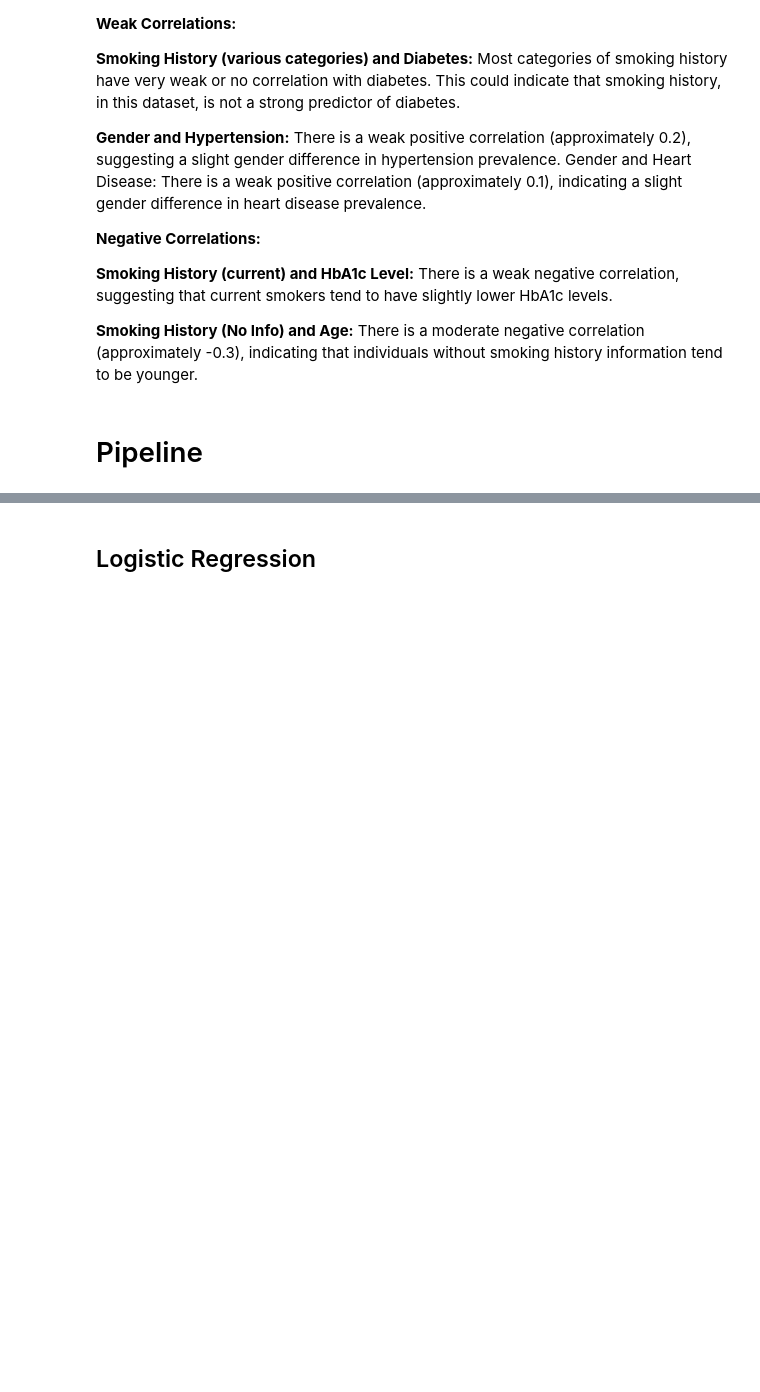
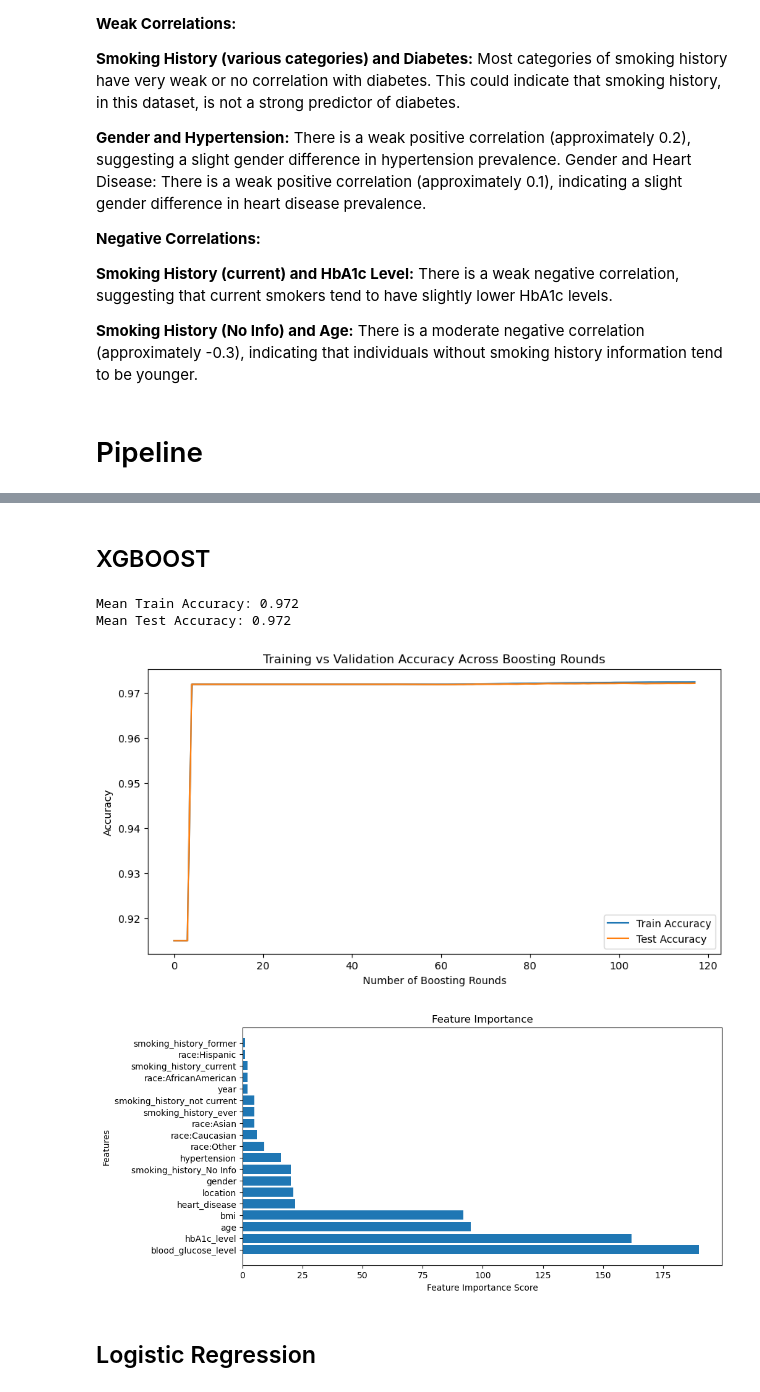
Before and after one commit to NafisehNet/Comprehensive-Diabetes-Clinical-Dataset-100k-rows-, a Jupyter notebook: HealthData_Project_1.ipynb, the cells around one changed output, grey strips where cells are left out. Drawn from its saved outputs; the diff is of its cells as text; code cells hidden in the pictures; blank space fills up the shorter version.

```diff
--- a/HealthData_Project_1.ipynb
+++ b/HealthData_Project_1.ipynb
@@ -303,3 +546,67 @@ plt.show()
+# %% [markdown]
+## XGBOOST
+# %%
+#Parameter tunning for Xgboost model
+import matplotlib.pyplot as plt
+import xgboost as xgb
+
+X=df.drop(columns=['diabetes'])
+y=df['diabetes']
+dtrain = xgb.DMatrix(X, label=y)
+params = {
+    'objective': 'binary:logistic',
+    'eval_metric': 'logloss',
+    'max_depth': 4,  # Reduced depth to prevent complex models
+    'eta': 0.1,  # Lower learning rate to make the learning process more conservative
+    'lambda': 1,  # L2 regularization term on weights (increased to reduce overfitting)
+    'alpha': 0.3,  # L1 regularization term on weights
+    'seed': 42
+}
+# Perform cross-validation
+cv_results = xgb.cv(
+    params,
+    dtrain,
+    num_boost_round=500,  # Number of boosting rounds (trees to build)
+    nfold=10,  # Number of folds in CV
+    metrics={'error'},  # Primary metric to evaluate during CV
+    early_stopping_rounds=50,  # Stop if 50 rounds without improvement
+    as_pandas=True,
+    seed=42
+)
+
+# Compute mean accuracy from the CV results
+mean_train_accuracy = (1 - cv_results['train-error-mean']).iloc[-1]
+mean_test_accuracy = (1 - cv_results['test-error-mean']).iloc[-1]
+print(f"Mean Train Accuracy: {mean_train_accuracy:.3f}")
+print(f"Mean Test Accuracy: {mean_test_accuracy:.3f}")
+# Plotting the training and testing error metrics
+fig, ax = plt.subplots(figsize=(10, 5))
+ax.plot(1 - cv_results['train-error-mean'], label='Train Accuracy')
+ax.plot(1 - cv_results['test-error-mean'], label='Test Accuracy')
+ax.set_xlabel("Number of Boosting Rounds")
+ax.set_ylabel("Accuracy")
+ax.set_title("Training vs Validation Accuracy Across Boosting Rounds")
+ax.legend()
+plt.show()
+
+model = xgb.train(params, dtrain, num_boost_round=cv_results.shape[0])
+
+# Get feature importance scores and plot them
+feature_importance = model.get_score(importance_type='weight')
+sorted_importance = sorted(feature_importance.items(), key=lambda x: x[1], reverse=True)
+
+# Plot feature importance
+fig, ax = plt.subplots(figsize=(10, 5))
+ax.barh([x[0] for x in sorted_importance], [x[1] for x in sorted_importance])
+ax.set_xlabel("Feature Importance Score")
+ax.set_ylabel("Features")
+ax.set_title("Feature Importance")
+plt.show()
+# %% [output]
+Mean Train Accuracy: 0.972
+Mean Test Accuracy: 0.972
+[figure, added]
+[figure, added]
 # %%
 from sklearn.model_selection import train_test_split
 from sklearn.preprocessing import StandardScaler
```
Also changed, not shown: parts of 25 cells of this notebook.
